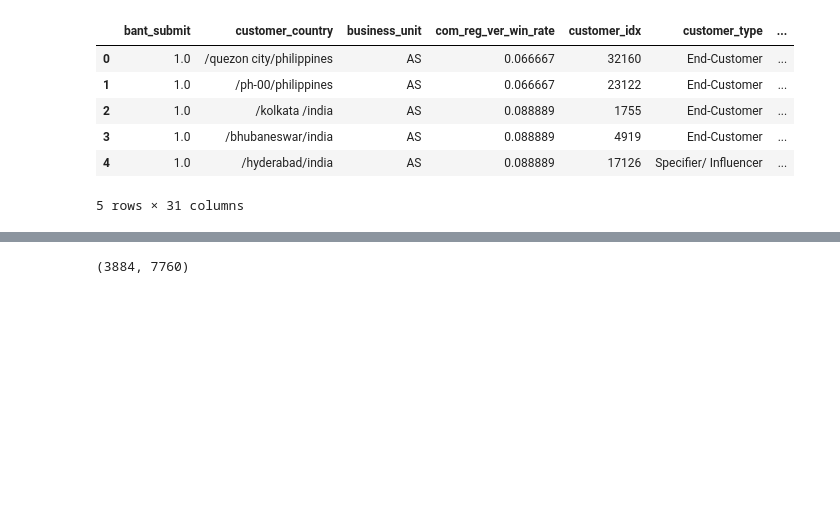
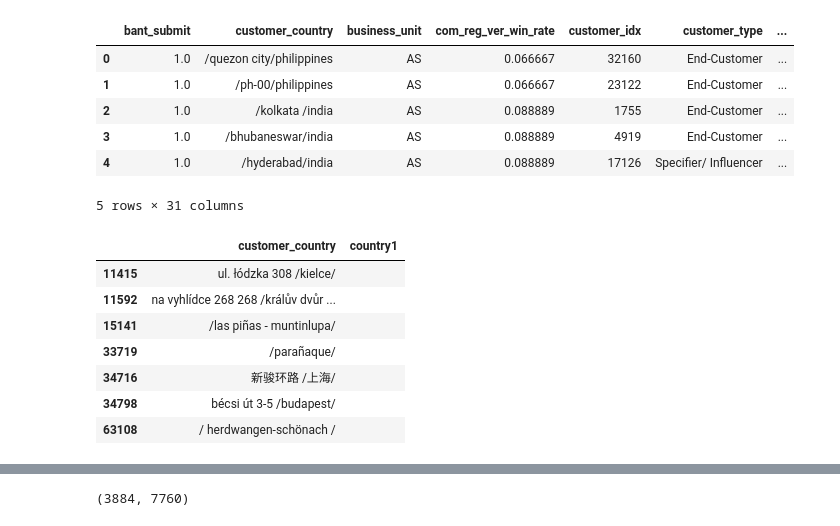
Before and after one commit to Junoflows/LG_Aimers_phase2, a Jupyter notebook: country_processing.ipynb, the cells around one changed output, grey strips where cells are left out. Cells and saved outputs as stored; diff of their text form; code cells hidden in the pictures; blank space fills up the shorter version.

```diff
--- a/country_processing.ipynb
+++ b/country_processing.ipynb
@@ -209,3 +209,14 @@ df_all.head()
 | 3 | 1.0 | /bhubaneswar/india | AS | 0.088889 | 4919 | End-Customer | ... |
 | 4 | 1.0 | /hyderabad/india | AS | 0.088889 | 17126 | Specifier/ Influencer | ... |
 5 rows × 31 columns
+# %%
+df_all.loc[df_all[df_all['country1'] == ''].index, ['customer_country','country1']]
+# %% [output]
+|  | customer_country | country1 |
+| 11415 | ul. łódzka 308 /kielce/ |  |
+| 11592 | na vyhlídce 268 268 /králův dvůr ... |  |
+| 15141 | /las piñas - muntinlupa/ |  |
+| 33719 | /parañaque/ |  |
+| 34716 | 新骏环路 /上海/ |  |
+| 34798 | bécsi út 3-5 /budapest/ |  |
+| 63108 | / herdwangen-schönach / |  |
```
Also changed, not shown: parts of 5 cells of this notebook, 4 other files.
